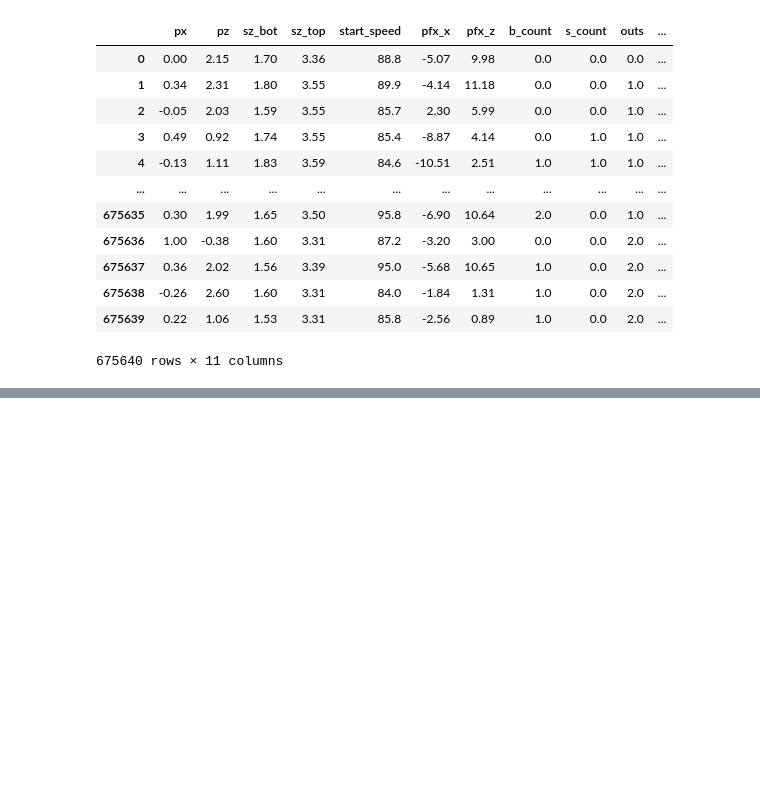
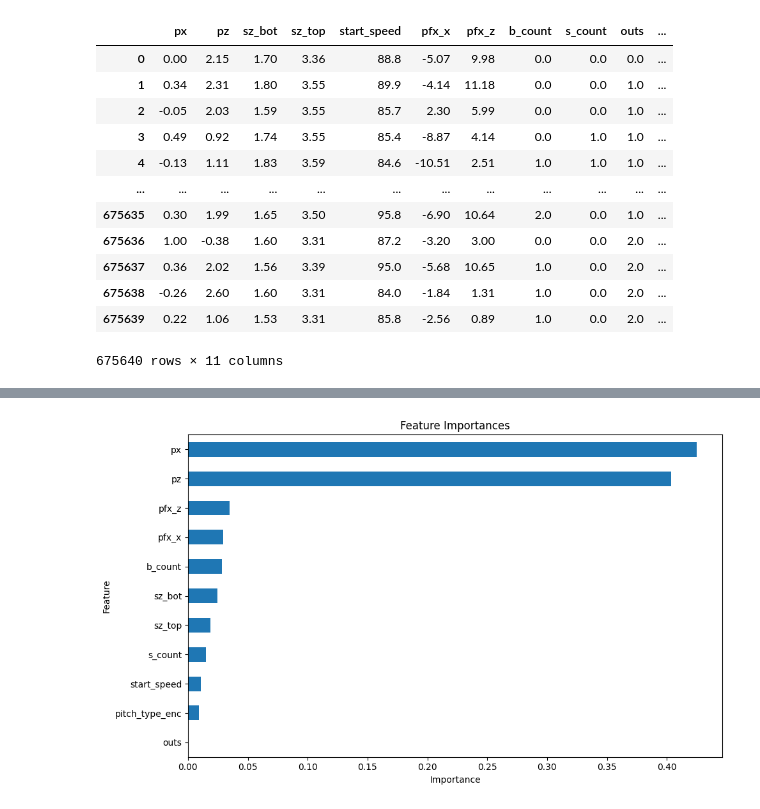
Before and after one commit to BeWelsh/mlb-pitch-outcome-predictor, a Jupyter notebook: main.ipynb, the cells around one changed output, grey strips where cells are left out. Cells and saved outputs as stored; diff of their text form; code cells hidden in the pictures; blank space fills up the shorter version.

Commit message:
add feature importances

```diff
--- a/main.ipynb
+++ b/main.ipynb
@@ -185,0 +181,15 @@ report_metrics(y_test,  y_test_pred, y_test_prob, label="Test")
+# %%
+importances = gbc.feature_importances_
+features = X_train.columns
+
+feat_imp = pd.Series(importances, index=features).sort_values(ascending=True)
+
+plt.figure(figsize=(10, max(6, len(feat_imp) * 0.3)))
+feat_imp.plot(kind='barh')
+plt.xlabel('Importance')
+plt.ylabel('Feature')
+plt.title('Feature Importances')
+plt.tight_layout()
+plt.show()
+# %% [output]
+[figure, added]
```
Also changed, not shown: parts of 2 cells of this notebook.
